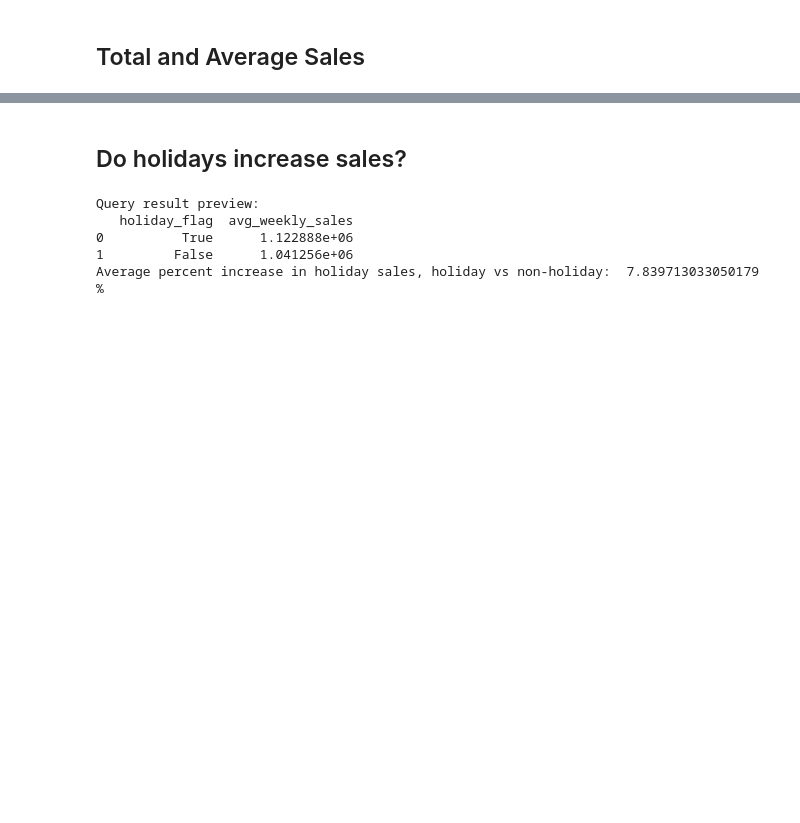
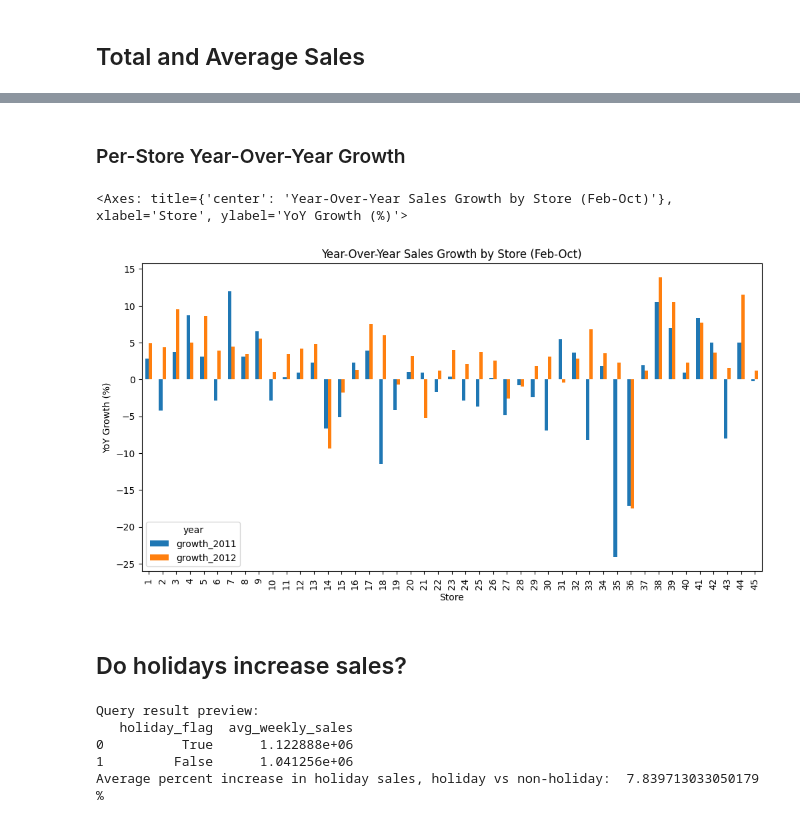
Before and after one commit to AaronVillegas5/walmart_data_analysis, a Jupyter notebook: notebooks/walmart_data_analysis.ipynb, the cells around one changed output, grey strips where cells are left out. Drawn from its saved outputs; the diff is of its cells as text; code cells hidden in the pictures; blank space fills up the shorter version.

```diff
--- a/notebooks/walmart_data_analysis.ipynb
+++ b/notebooks/walmart_data_analysis.ipynb
@@ -87,3 +158,15 @@ Average Total Sales (All Stores) Per Week: $47,113,419
+# %% [markdown]
+### Per-Store Year-Over-Year Growth
+# %%
+df_yearly_pivot[['growth_2011', 'growth_2012']].plot(
+    kind='bar',
+    figsize=(12, 6),
+    title='Year-Over-Year Sales Growth by Store (Feb-Oct)',
+    ylabel='YoY Growth (%)',
+    xlabel='Store')
+# %% [output]
+<Axes: title={'center': 'Year-Over-Year Sales Growth by Store (Feb-Oct)'}, xlabel='Store', ylabel='YoY Growth (%)'>
+[figure, added]
 # %% [markdown]
 ## Do holidays increase sales?
 # %%
```
Also changed, not shown: parts of 23 cells of this notebook, 1 other file.
